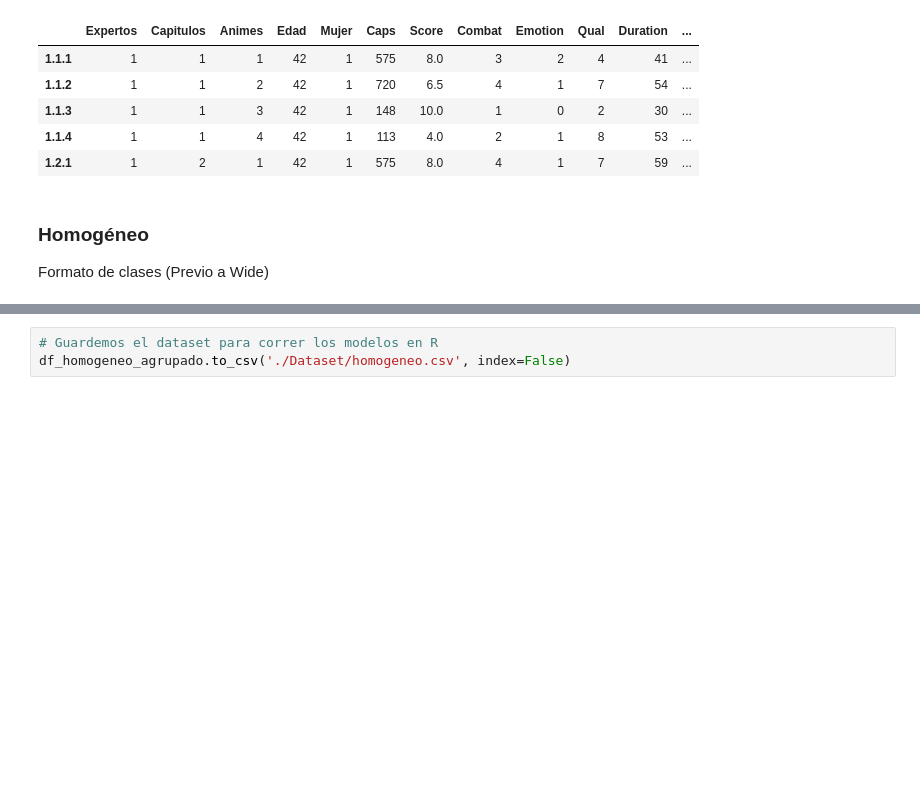
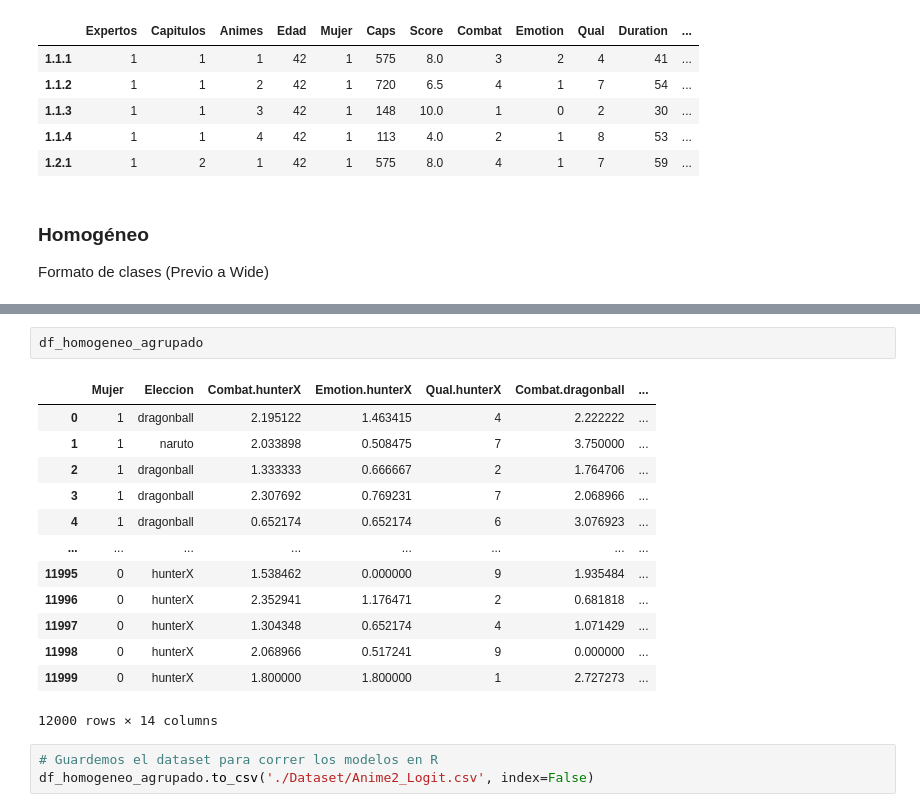
Before and after one commit to nicacevedo/MKT2, a Jupyter notebook: Tarea2/Data_Logit.ipynb, the cells around one changed output, grey strips where cells are left out. Cells and saved outputs as stored; diff of their text form; blank space fills up the shorter version.

```diff
--- a/Tarea2/Data_Logit.ipynb
+++ b/Tarea2/Data_Logit.ipynb
@@ -139,3 +158,19 @@ df_homogeneo_agrupado.head(12)
+# %%
+df_homogeneo_agrupado
+# %% [output]
+|  | Mujer | Eleccion | Combat.hunterX | Emotion.hunterX | Qual.hunterX | Combat.dragonball | ... |
+| 0 | 1 | dragonball | 2.195122 | 1.463415 | 4 | 2.222222 | ... |
+| 1 | 1 | naruto | 2.033898 | 0.508475 | 7 | 3.750000 | ... |
+| 2 | 1 | dragonball | 1.333333 | 0.666667 | 2 | 1.764706 | ... |
+| 3 | 1 | dragonball | 2.307692 | 0.769231 | 7 | 2.068966 | ... |
+| 4 | 1 | dragonball | 0.652174 | 0.652174 | 6 | 3.076923 | ... |
+| ... | ... | ... | ... | ... | ... | ... | ... |
+| 11995 | 0 | hunterX | 1.538462 | 0.000000 | 9 | 1.935484 | ... |
+| 11996 | 0 | hunterX | 2.352941 | 1.176471 | 2 | 0.681818 | ... |
+| 11997 | 0 | hunterX | 1.304348 | 0.652174 | 4 | 1.071429 | ... |
+| 11998 | 0 | hunterX | 2.068966 | 0.517241 | 9 | 0.000000 | ... |
+| 11999 | 0 | hunterX | 1.800000 | 1.800000 | 1 | 2.727273 | ... |
+12000 rows × 14 columns
 # %%
 # Guardemos el dataset para correr los modelos en R
-df_homogeneo_agrupado.to_csv('./Dataset/homogeneo.csv', index=False)
+df_homogeneo_agrupado.to_csv('./Dataset/Anime2_Logit.csv', index=False)
```
Also changed, not shown: parts of 4 cells of this notebook, 7 other files.
